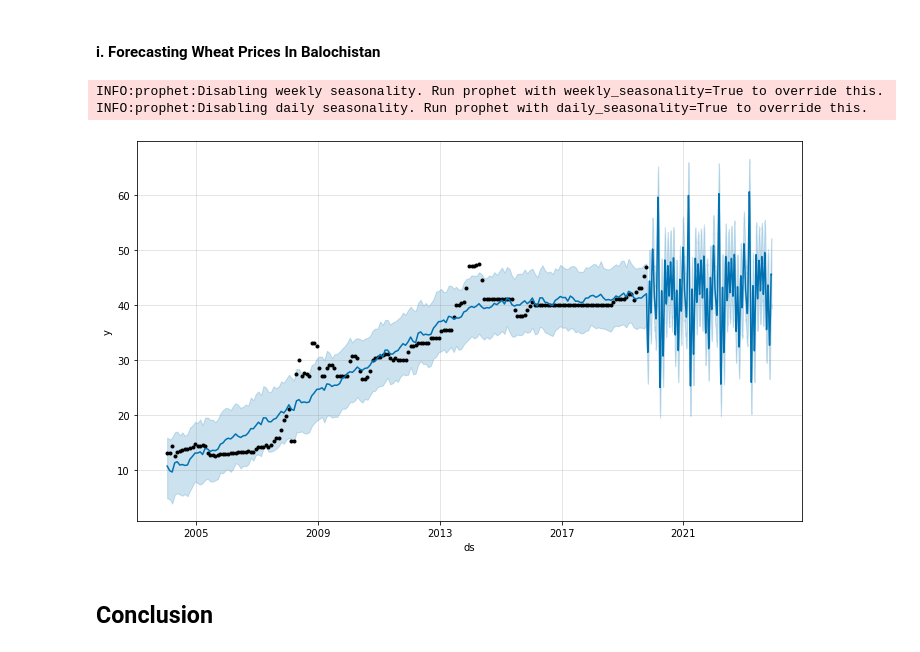
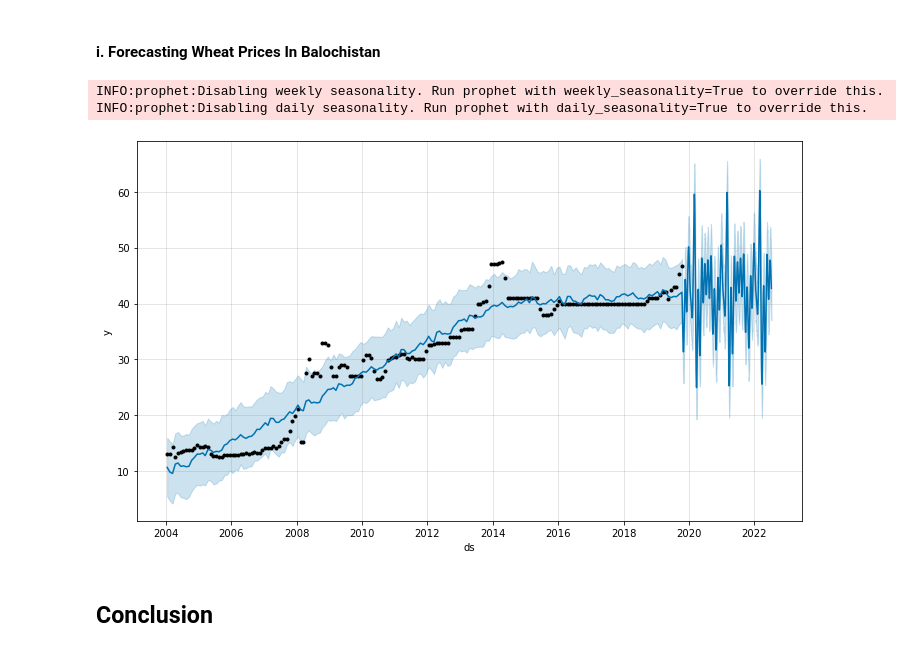
Before and after one commit to eqan/Starvation-Period-Analysis-And-Forecast, a Jupyter notebook: Project.ipynb, the cells around one changed output. Saved outputs shown, nothing was run; the diff lists cells and outputs as text; code cells hidden in the pictures.

```diff
--- a/Project.ipynb
+++ b/Project.ipynb
@@ -45,7 +46,7 @@ dataSkipped = pd.read_csv(r'./Project-Dataset.csv', skiprows=range(1,36))
 dataWhole = pd.read_csv(r'./Project-Dataset.csv')
 
 # Setting plot size
-plt.rcParams['figure.figsize'] = 15, 5
+plt.rcParams['figure.figsize'] = 13, 5
 
 # Basic configuration for multiple-bar chart
 n=len(dataSkipped)
@@ -245,24 +246,24 @@ Upon analysis of the data, we find that the trend mostly remains linear and star
 # %%
 from prophet import Prophet
 foodPrices = pd.read_csv(r'./Resources/WFP Food Prices In Pakistan.csv')
 foodPrices['Date'] = pd.to_datetime(foodPrices['Date'])
 
 wheatBalochistan = foodPrices[(foodPrices['Product'] == 'Wheat flour - Retail') & (foodPrices['Province'] == 'Balochistan')]
 # wheatPunjab = foodPrices[(foodPrices['Product'] == 'Wheat flour - Retail') & (foodPrices['Province'] == 'Punjab')]
 # wheatSindh = foodPrices[(foodPrices['Product'] == 'Wheat flour - Retail') & (foodPrices['Province'] == 'Sindh')]
 # wheatKP = foodPrices[(foodPrices['Product'] == 'Wheat flour - Retail') & (foodPrices['Province'] == 'Khyber Pakhtunkhwa')]
 
 wheatBalochistanPrices = wheatBalochistan.groupby('Date').sum()['Price'].reset_index()
 wheatBalochistanPrices.columns = ['ds','y']
 m = Prophet(interval_width=0.95)
 m.fit(wheatBalochistanPrices)
-future = m.make_future_dataframe(periods = 1700)
+future = m.make_future_dataframe(periods = 1000)
 forecast = m.predict(future)
 forecast[['ds', 'yhat', 'yhat_lower', 'yhat_upper']].tail()
 confirmed_forecast_plot = m.plot(forecast)
 # %% [output]
 INFO:prophet:Disabling weekly seasonality. Run prophet with weekly_seasonality=True to override this.
 INFO:prophet:Disabling daily seasonality. Run prophet with daily_seasonality=True to override this.
-[figure, old version]
+[figure, new version]
 # %% [markdown]
 ## Conclusion
```
Also changed, not shown: parts of 7 cells of this notebook, 3 other files.
